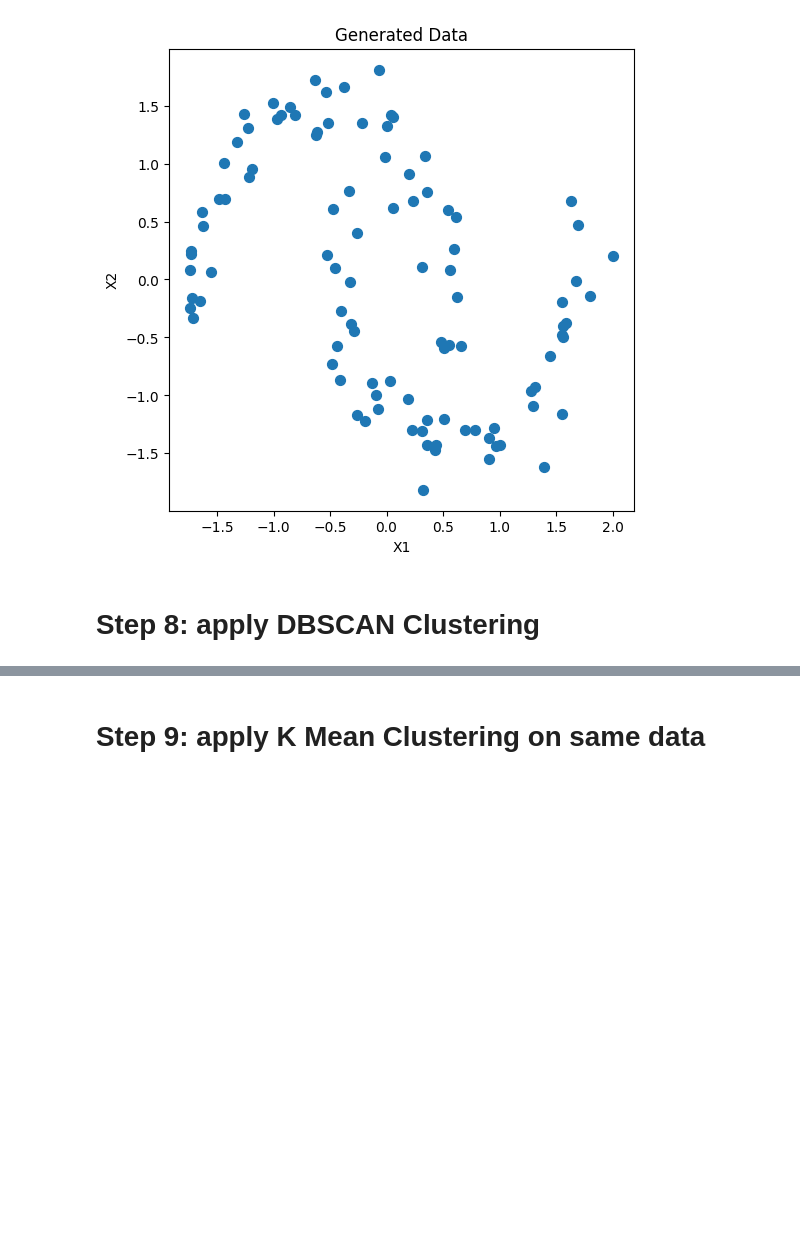
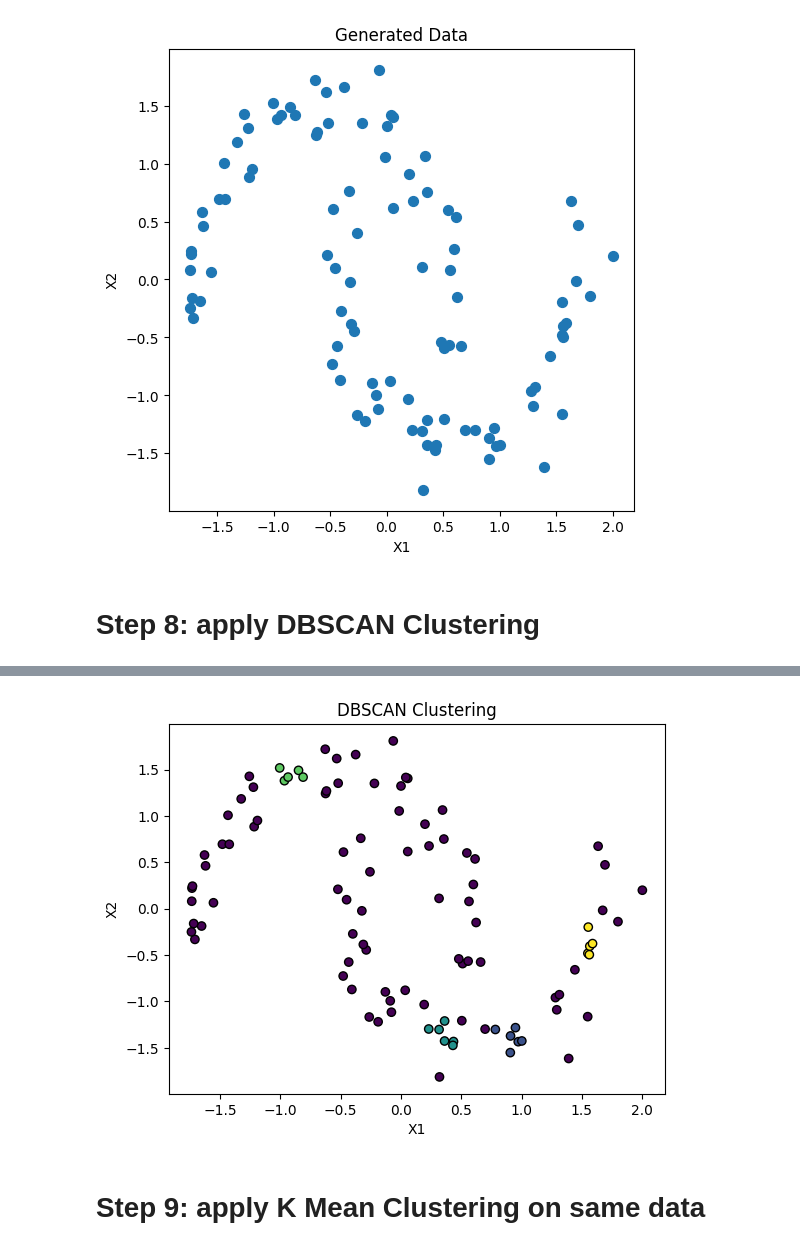
Before and after one commit to namrapithwa-tech/ML, a Jupyter notebook: Lab10/Lab10 Blank.ipynb, the cells around one changed output, grey strips where cells are left out. Drawn from its saved outputs; the diff is of its cells as text; code cells hidden in the pictures; blank space fills up the shorter version.

```diff
--- a/Lab10/Lab10 Blank.ipynb
+++ b/Lab10/Lab10 Blank.ipynb
@@ -107,23 +107,8 @@ plt.show()
 # Step 8: apply DBSCAN Clustering
 # %%
 # apply the DBSCAN clustering
-model = DBSCAN(eps=0.3, min_samples=5)
+dbscan = DBSCAN(eps=0.2, min_samples=5)
 
 # fit the model to the data
-model.fit(x)
-
-# assign the labels to each data point
-yhat = model.fit_predict(x)
-
-# add the cluster labels to the data
-x = np.column_stack((x, yhat))
-
-# plot the data points with color-coded clusters
-plt.figure(figsize=(6,6))
-plt.scatter(x[:,0], x[:,1], c=x[:,2], cmap='viridis')
-
-plt.xlabel('Feature 1')
-plt.ylabel('Feature 2')
-plt.title('DBSCAN Clustering')
-plt.show()
+dbscan.fit(x)
 # %% [output]
@@ -131,2 +126,10 @@ plt.show()
+# %%
+plt.scatter(x[:,0], x[:,1], c=dbscan.labels_, cmap='viridis',edgecolors='k')
+plt.xlabel('X1')
+plt.ylabel('X2')
+plt.title('DBSCAN Clustering')
+plt.show()
+# %% [output]
+[figure, added]
 # %% [markdown]
 # Step 9: apply K Mean Clustering on same data
```
Also changed, not shown: parts of 8 cells of this notebook.
